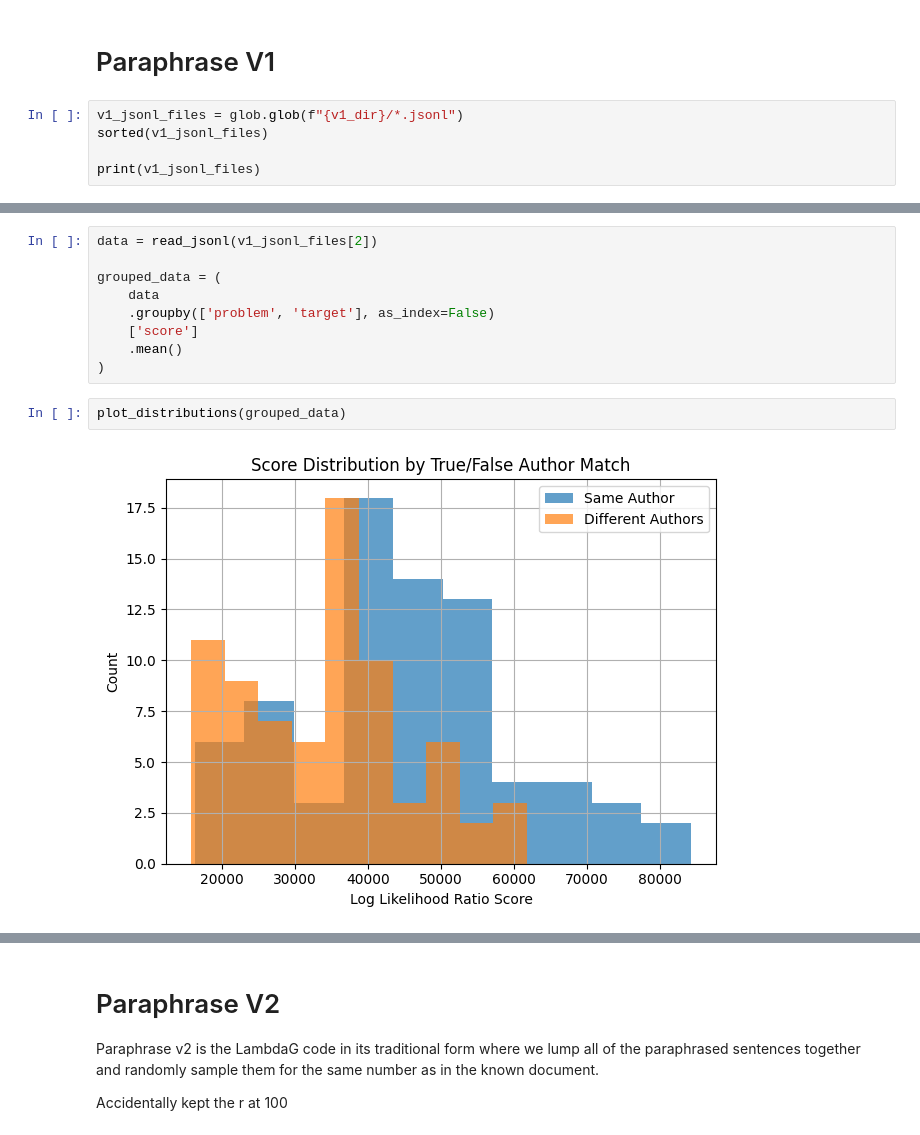
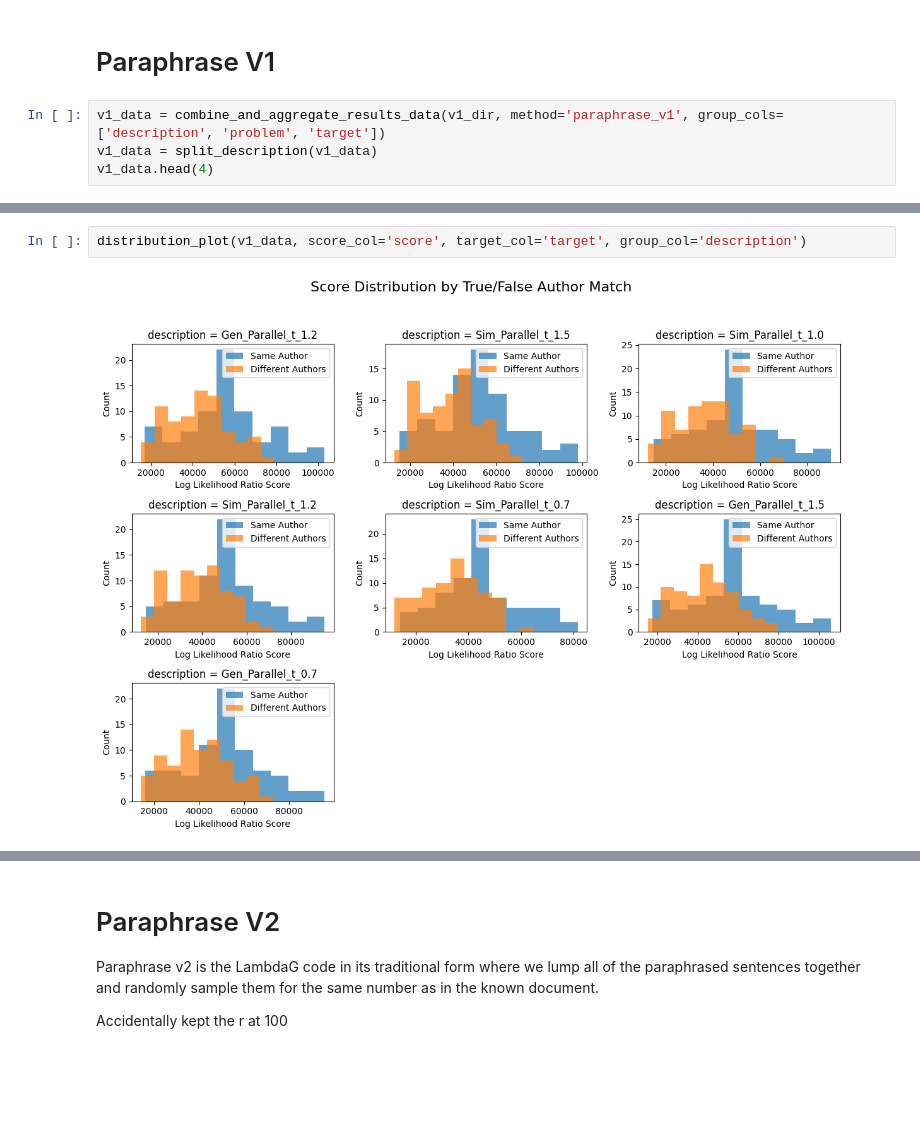
Before and after one commit to BenJCross1995/av_distributions, a Jupyter notebook: notebooks/LambdaG Paraphrase Results.ipynb, the cells around one changed output, grey strips where cells are left out. Cells and saved outputs as stored; diff of their text form; blank space fills up the shorter version.

```diff
--- a/notebooks/LambdaG Paraphrase Results.ipynb
+++ b/notebooks/LambdaG Paraphrase Results.ipynb
@@ -69,8 +67,7 @@ def plot_roc(df):
 # %% [markdown]
 # Paraphrase V1
 # %%
-v1_jsonl_files = glob.glob(f"{v1_dir}/*.jsonl")
-sorted(v1_jsonl_files)
-
-print(v1_jsonl_files)
+v1_data = combine_and_aggregate_results_data(v1_dir, method='paraphrase_v1', group_cols=['description', 'problem', 'target'])
+v1_data = split_description(v1_data)
+v1_data.head(4)
 # %% [output]
@@ -78,14 +79,5 @@ print(v1_jsonl_files)
-# %%
-data = read_jsonl(v1_jsonl_files[2])
-
-grouped_data = (
-    data
-    .groupby(['problem', 'target'], as_index=False)
-    ['score']
-    .mean()
-)
 # %%
-plot_distributions(grouped_data)
+distribution_plot(v1_data, score_col='score', target_col='target', group_col='description')
 # %% [output]
-[figure, old version]
+[figure, new version]
 # %%
```
Also changed, not shown: parts of 59 cells of this notebook, 34 other files.
